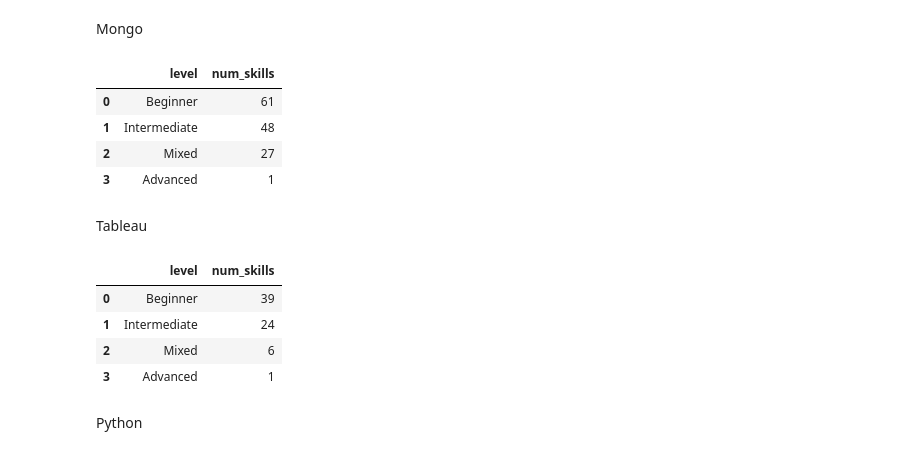
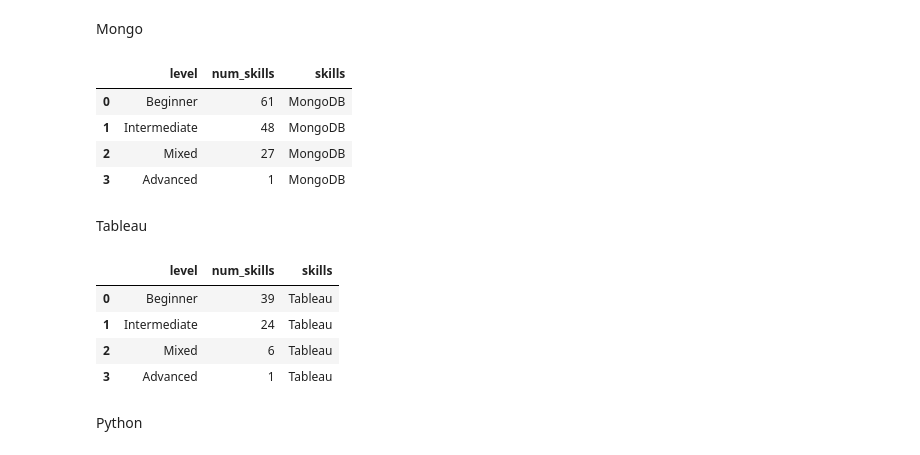
Before and after one commit to jesuschao/Coursera_Project, a Jupyter notebook: 2_EDA.ipynb, the cells around one changed output. Cells and saved outputs as stored; diff of their text form; code cells hidden in the pictures.

```diff
--- a/2_EDA.ipynb
+++ b/2_EDA.ipynb
@@ -388,16 +413,17 @@ Mongo
 # %%
 level_mongo = Mongo.level.value_counts()
 lev_mongo = pd.DataFrame(level_mongo, columns=['level'])
 lev_mongo = level_mongo.reset_index()
 lev_mongo.rename(columns={'index':'level',
                                    'level':'num_skills'}, inplace=True)
+lev_mongo["skills"] ="MongoDB"
 lev_mongo.head()
 # %% [output]
-|  | level | num_skills |
-| 0 | Beginner | 61 |
-| 1 | Intermediate | 48 |
-| 2 | Mixed | 27 |
-| 3 | Advanced | 1 |
+|  | level | num_skills | skills |
+| 0 | Beginner | 61 | MongoDB |
+| 1 | Intermediate | 48 | MongoDB |
+| 2 | Mixed | 27 | MongoDB |
+| 3 | Advanced | 1 | MongoDB |
 # %%
 lev_mongo.to_csv("visualization/lev_mongo.csv", index = False)
 # %% [markdown]
@@ -408,13 +434,14 @@ lev_tableau = pd.DataFrame(level_tableau, columns=['level'])
 lev_tableau = level_tableau.reset_index()
 lev_tableau.rename(columns={'index':'level',
                                    'level':'num_skills'}, inplace=True)
+lev_tableau["skills"] ="Tableau"
 lev_tableau.head()
 # %% [output]
-|  | level | num_skills |
-| 0 | Beginner | 39 |
-| 1 | Intermediate | 24 |
-| 2 | Mixed | 6 |
-| 3 | Advanced | 1 |
+|  | level | num_skills | skills |
+| 0 | Beginner | 39 | Tableau |
+| 1 | Intermediate | 24 | Tableau |
+| 2 | Mixed | 6 | Tableau |
+| 3 | Advanced | 1 | Tableau |
 # %%
 lev_tableau.to_csv("visualization/lev_tableau.csv", index = False)
 # %% [markdown]
```
Also changed, not shown: parts of 15 cells of this notebook, 1 other file.
